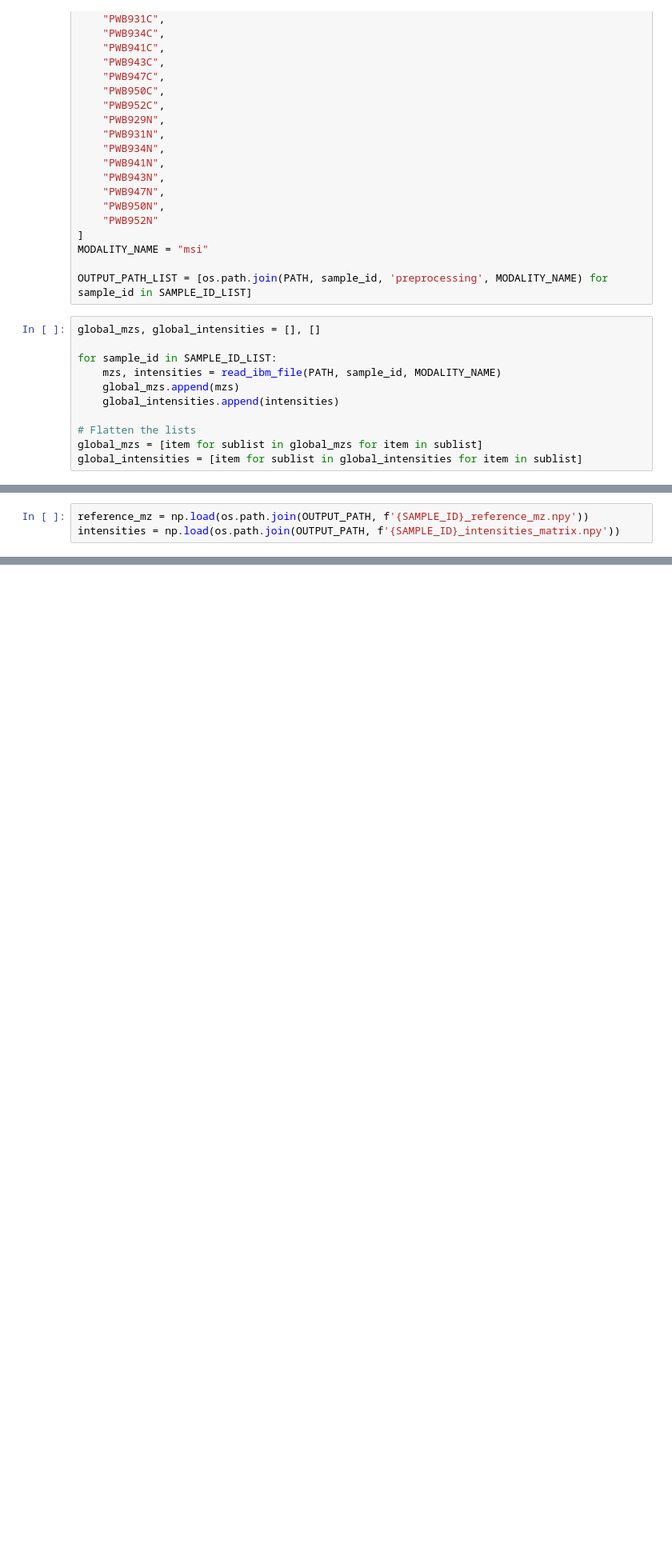
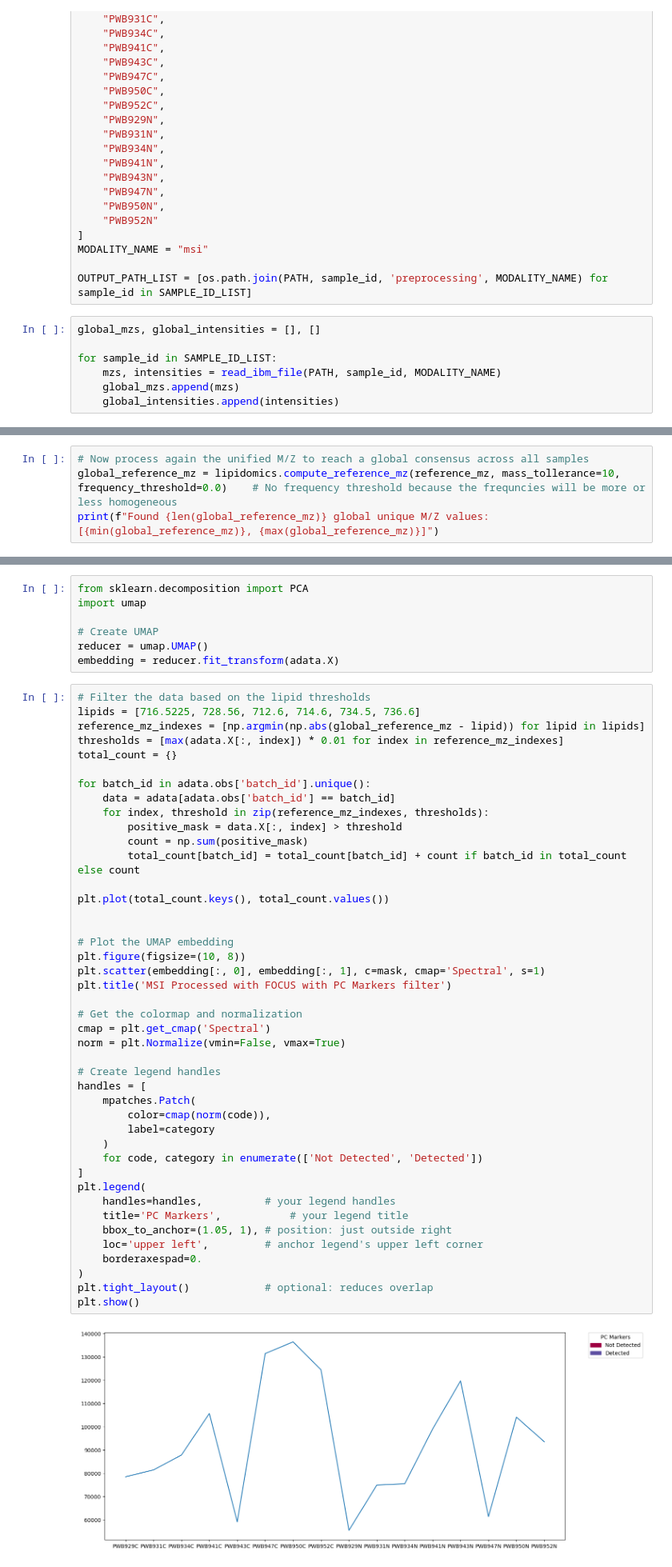
Before and after one commit to sifrimlab/FOCUS, a Jupyter notebook: src/explore_msi_merge.ipynb, the cells around one changed output, grey strips where cells are left out. Shown: that part at 80% size. Saved outputs shown, nothing was run; the diff lists cells and outputs as text; blank space fills up the shorter version.

```diff
--- a/src/explore_msi_merge.ipynb
+++ b/src/explore_msi_merge.ipynb
@@ -111,10 +115,6 @@ for sample_id in SAMPLE_ID_LIST:
     mzs, intensities = read_ibm_file(PATH, sample_id, MODALITY_NAME)
     global_mzs.append(mzs)
     global_intensities.append(intensities)
-
-# Flatten the lists
-global_mzs = [item for sublist in global_mzs for item in sublist]
-global_intensities = [item for sublist in global_intensities for item in sublist]
 # %% [output]
 Reading imzML file: /mnt/data/lorenzo/VSC_DATA/Nacho/PWB929C/msi/PWB929_cancer_20um_recal_M2.imzML, associated with IBD file /mnt/data/lorenzo/VSC_DATA/Nacho/PWB929C/msi/PWB929_cancer_20um_recal_M2.ib ...
 Reading imzML file: /mnt/data/lorenzo/VSC_DATA/Nacho/PWB931C/msi/PWB931_cancer_20um recal_M2.imzML, associated with IBD file /mnt/data/lorenzo/VSC_DATA/Nacho/PWB931C/msi/PWB931_cancer_20um recal_M2.ib ...
@@ -142,3 +165,0 @@ KeyboardInterrupt:
-# %%
-reference_mz = np.load(os.path.join(OUTPUT_PATH, f'{SAMPLE_ID}_reference_mz.npy'))
-intensities = np.load(os.path.join(OUTPUT_PATH, f'{SAMPLE_ID}_intensities_matrix.npy'))
@@ -166,0 +166,4 @@ Text(0.5, 1.0, 'MSI Image for 00103993-1')
+# %%
+# Now process again the unified M/Z to reach a global consensus across all samples
+global_reference_mz = lipidomics.compute_reference_mz(reference_mz, mass_tollerance=10, frequency_threshold=0.0)    # No frequency threshold because the frequncies will be more or less homogeneous
+print(f"Found {len(global_reference_mz)} global unique M/Z values: [{min(global_reference_mz)}, {max(global_reference_mz)}]")
@@ -166,0 +324,52 @@ Text(0.5, 1.0, 'MSI Image for 00103993-1')
+# %%
+from sklearn.decomposition import PCA
+import umap
+
+# Create UMAP
+reducer = umap.UMAP()
+embedding = reducer.fit_transform(adata.X)
+# %%
+# Filter the data based on the lipid thresholds
+lipids = [716.5225, 728.56, 712.6, 714.6, 734.5, 736.6]
+reference_mz_indexes = [np.argmin(np.abs(global_reference_mz - lipid)) for lipid in lipids]
+thresholds = [max(adata.X[:, index]) * 0.01 for index in reference_mz_indexes]
+total_count = {}
+
+for batch_id in adata.obs['batch_id'].unique():
+    data = adata[adata.obs['batch_id'] == batch_id]
+    for index, threshold in zip(reference_mz_indexes, thresholds):
+        positive_mask = data.X[:, index] > threshold
+        count = np.sum(positive_mask)
+        total_count[batch_id] = total_count[batch_id] + count if batch_id in total_count else count
+
+plt.plot(total_count.keys(), total_count.values())
+
+
+# Plot the UMAP embedding
+plt.figure(figsize=(10, 8))
+plt.scatter(embedding[:, 0], embedding[:, 1], c=mask, cmap='Spectral', s=1)
+plt.title('MSI Processed with FOCUS with PC Markers filter')
+
+# Get the colormap and normalization
+cmap = plt.get_cmap('Spectral')
+norm = plt.Normalize(vmin=False, vmax=True)
+
+# Create legend handles
+handles = [
+    mpatches.Patch(
+        color=cmap(norm(code)),
+        label=category
+    )
+    for code, category in enumerate(['Not Detected', 'Detected'])
+]
+plt.legend(
+    handles=handles,          # your legend handles
+    title='PC Markers',           # your legend title
+    bbox_to_anchor=(1.05, 1), # position: just outside right
+    loc='upper left',         # anchor legend's upper left corner
+    borderaxespad=0.
+)
+plt.tight_layout()            # optional: reduces overlap
+plt.show()
+# %% [output]
+[figure, added]
```
Also changed, not shown: parts of 15 cells of this notebook, 2 other files.
